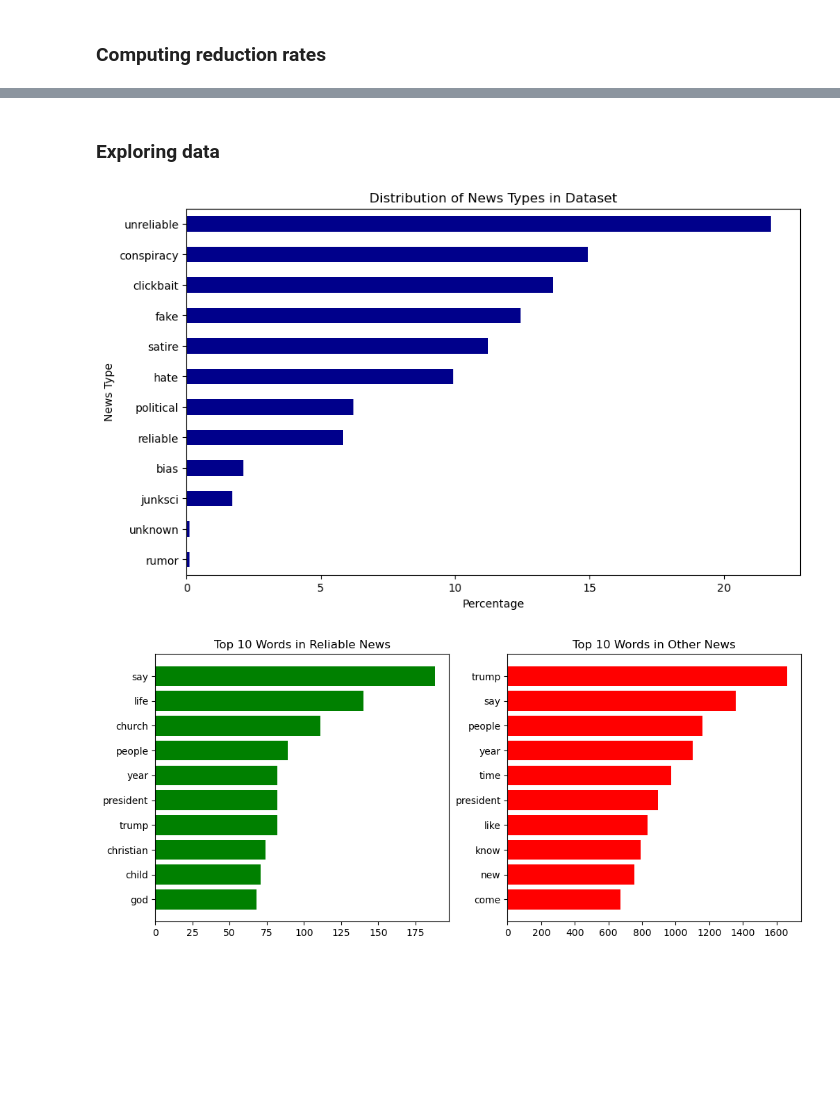
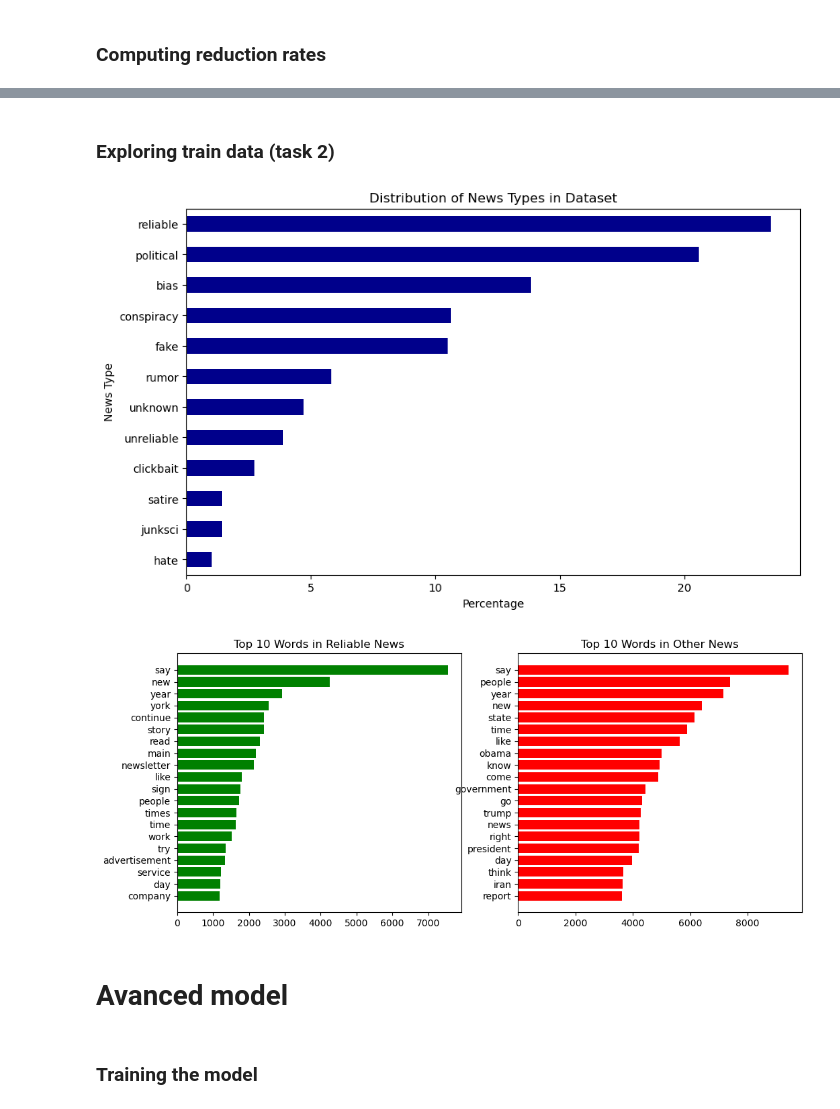
Before and after one commit to emmampakarinen/intelligent-systems-project, a Jupyter notebook: project.ipynb, the cells around one changed output, grey strips where cells are left out. Cells and saved outputs as stored; diff of their text form; code cells hidden in the pictures; blank space fills up the shorter version.

Commit message:
advanced model (LSTM) and edited preprocessing part

```diff
--- a/project.ipynb
+++ b/project.ipynb
@@ -144,4 +127,8 @@ Chunk processed in 9.65s
 Preprocessing done.
+# %%
+df_train = pd.read_csv("data/processed_train.csv")
+df_valid = pd.read_csv("data/processed_validation.csv")
+df_test = pd.read_csv("data/processed_test.csv")
 # %% [markdown]
 ### Computing reduction rates
 # %%
@@ -184,44 +162,46 @@ lemmatized reduction rate: 19.76%
 # %% [markdown]
-### Exploring data
+### Exploring train data (task 2)
 # %%
 
 # Precentage distribution of labels in the datasetr
-type_distribution = df["type"].value_counts(normalize=True) * 100 # counting the distribution
+type_distribution = df_train["type"].value_counts(normalize=True) * 100 # counting the distribution
 type_distribution.sort_values().plot(kind="barh", figsize=(10, 6), color="darkblue") # plotting a horizontal bar
 
 plt.xlabel("Percentage")
 plt.ylabel("News Type")
 plt.title("Distribution of News Types in Dataset")
 plt.show()
 
 # visualizing the distribution of words in reliable vs non-reliable news
-reliable_texts = df[df["type"] == "reliable"]["processed_text"]
-other_texts = df[df["type"] != "reliable"]["processed_text"]
+reliable_texts = df_train[df_train["label"] == 1]["processed_text"].dropna().astype(str)
+other_texts = df_train[df_train["label"] != 1]["processed_text"].dropna().astype(str)
 
 reliable_counter = Counter(" ".join(reliable_texts).split())
 other_counter = Counter(" ".join(other_texts).split())
 
 # counting the top 10 words in reliable and other news
-reliable_top10 = reliable_counter.most_common(10)
-other_top10 = other_counter.most_common(10)
+reliable_top10 = reliable_counter.most_common(20)
+other_top10 = other_counter.most_common(20)
 
 # unzipping the word and count pairs
 words_r, counts_r = zip(*reliable_top10) # https://www.w3schools.com/python/ref_func_zip.asp
 words_o, counts_o = zip(*other_top10)
 
 plt.figure(figsize=(12, 5))
 
 # Plot reliable
 plt.subplot(1, 2, 1)
 plt.barh(words_r[::-1], counts_r[::-1], color="green")
 plt.title("Top 10 Words in Reliable News")
 
 # Plot other
 plt.subplot(1, 2, 2)
 plt.barh(words_o[::-1], counts_o[::-1], color="red")
 plt.title("Top 10 Words in Other News")
 
 plt.show()
 # %% [output]
-[figure, old version]
+[figure, new version]
-[figure, old version]
+[figure, new version]
+# %% [markdown]
+# Avanced model
@@ -227,0 +215,2 @@ plt.show()
+# %% [markdown]
+### Training the model
```
Also changed, not shown: parts of 17 cells of this notebook.
